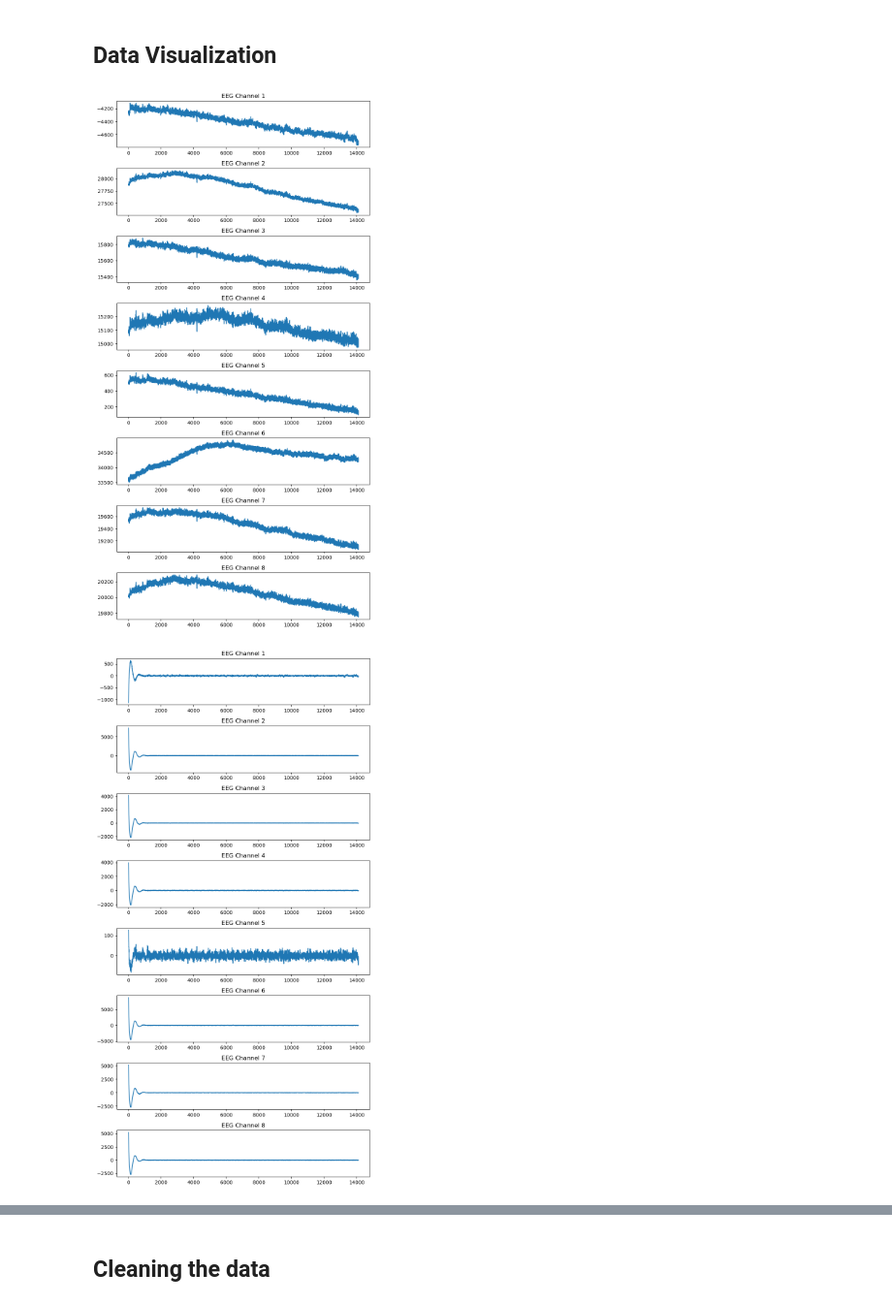
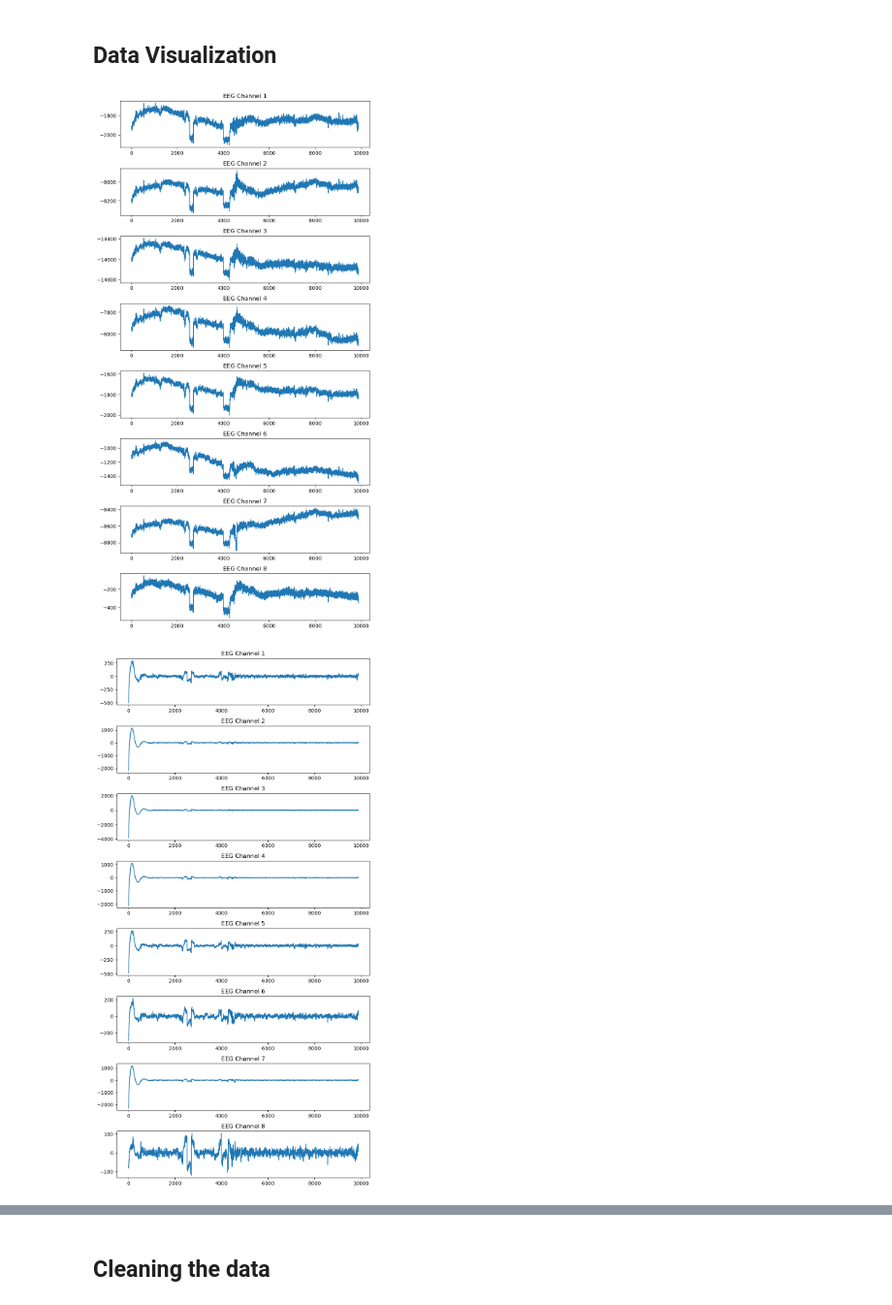
Before and after one commit to AdvaithRavishankar/COGS189_RPS, a Jupyter notebook: final.ipynb, the cells around one changed output, grey strips where cells are left out. Shown: that part at 97% size. Saved outputs shown, nothing was run; the diff lists cells and outputs as text; code cells hidden in the pictures.

```diff
--- a/final.ipynb
+++ b/final.ipynb
@@ -55,6 +55,10 @@ for sub_id in os.listdir(eeg_dir):
 
         if sub_id == "sub_1":
             if run_id in ["run_1", "run_3"]:
+                continue
+
+        if sub_id == "sub_2":
+            if run_id in ["run_2"]:
                 continue
 
         if sub_id == "sub_3":
@@ -88,23 +92,23 @@ for sub_id in os.listdir(eeg_dir):
 # %% [markdown]
 ## Data Visualization
 # %%
-sub_id = "sub_1"
+sub_id = "sub_5"
 run_id = "run_2"
 ignore = 100
 
 eeg_data = data[sub_id][run_id]["eeg"]
 
 # Create subplots
 fig, axes = plt.subplots(8, 1, figsize=(8, 16))
 
 for i, ax in enumerate(axes):
     ax.plot(np.arange(len(eeg_data[i][ignore:])), eeg_data[i][ignore:])
     ax.set_title(f"EEG Channel {i+1}")
 
 plt.tight_layout(rect=[0, 0, 1, 0.96])
 plt.show()
 # %% [output]
-[figure, old version]
+[figure, new version]
 # %%
 eeg_data = data[sub_id][run_id]["filtered_eeg"]
 
@@ -118,7 +122,7 @@ for i, ax in enumerate(axes):
 plt.tight_layout(rect=[0, 0, 1, 0.96])
 plt.show()
 # %% [output]
-[figure, old version]
+[figure, new version]
 # %%
 ignore = 100
 
```
Also changed, not shown: parts of 9 cells of this notebook.
